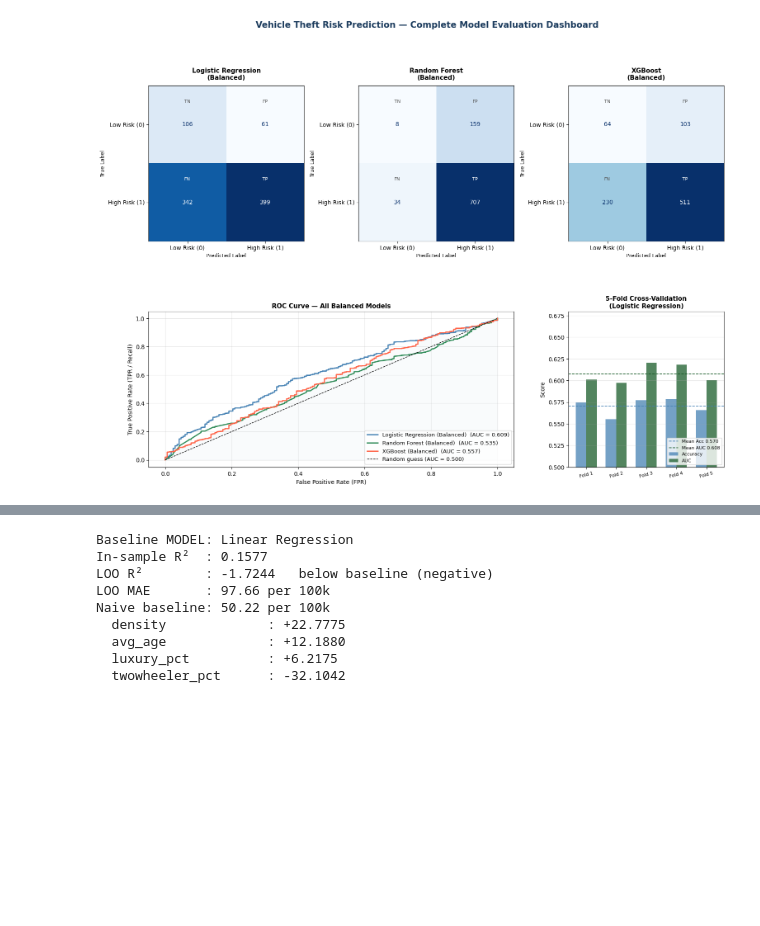
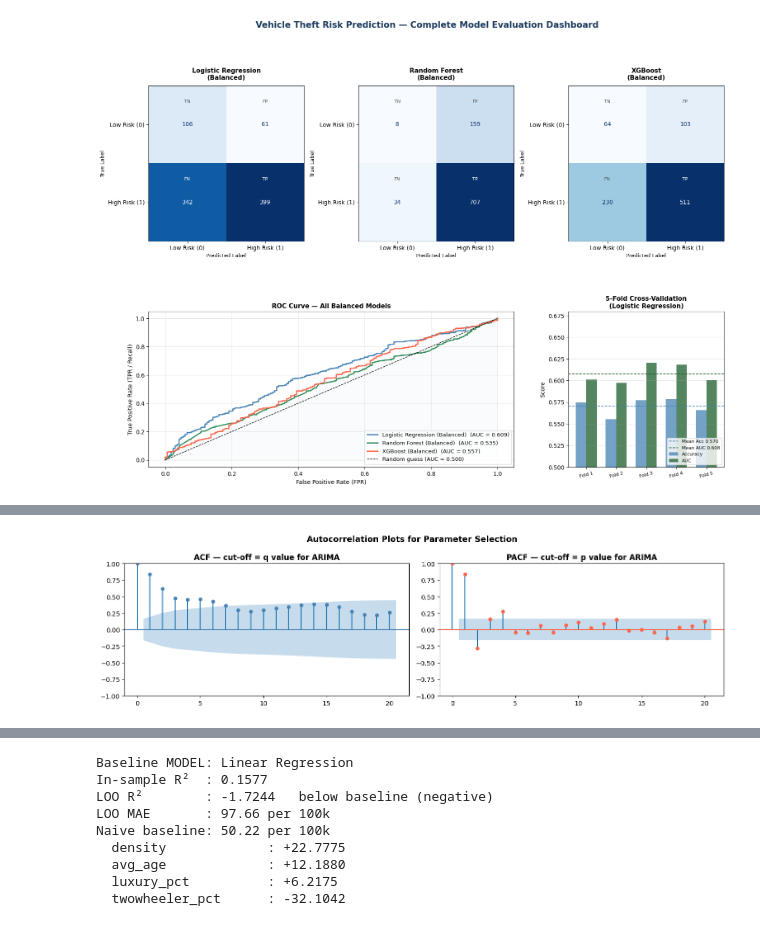
Before and after one commit to sudeep-77/vehicle-theft-trend, a Jupyter notebook: vehicle_theft_analysis_sd_v2.ipynb, the cells around one changed output, grey strips where cells are left out. Saved outputs shown, nothing was run; the diff lists cells and outputs as text; code cells hidden in the pictures; blank space fills up the shorter version.

```diff
--- a/vehicle_theft_analysis_sd_v2.ipynb
+++ b/vehicle_theft_analysis_sd_v2.ipynb
@@ -1411,0 +1497,13 @@ plt.show()
+# %%
+max_lags = min(20, len(train)//2 - 1)
+fig, axes = plt.subplots(1, 2, figsize=(14, 4))
+plot_acf(train.dropna(),  lags=max_lags, ax=axes[0], color='steelblue')
+axes[0].set_title('ACF — cut-off = q value for ARIMA', fontsize=12, fontweight='bold')
+plot_pacf(train.dropna(), lags=max_lags, ax=axes[1], color='tomato')
+axes[1].set_title('PACF — cut-off = p value for ARIMA', fontsize=12, fontweight='bold')
+plt.suptitle('Autocorrelation Plots for Parameter Selection', fontsize=13, fontweight='bold')
+plt.tight_layout()
+plt.savefig('acf_pacf.png', dpi=150, bbox_inches='tight')
+plt.show()
+# %% [output]
+[figure, added]
```
Also changed, not shown: parts of 6 cells of this notebook, 5 other files.
